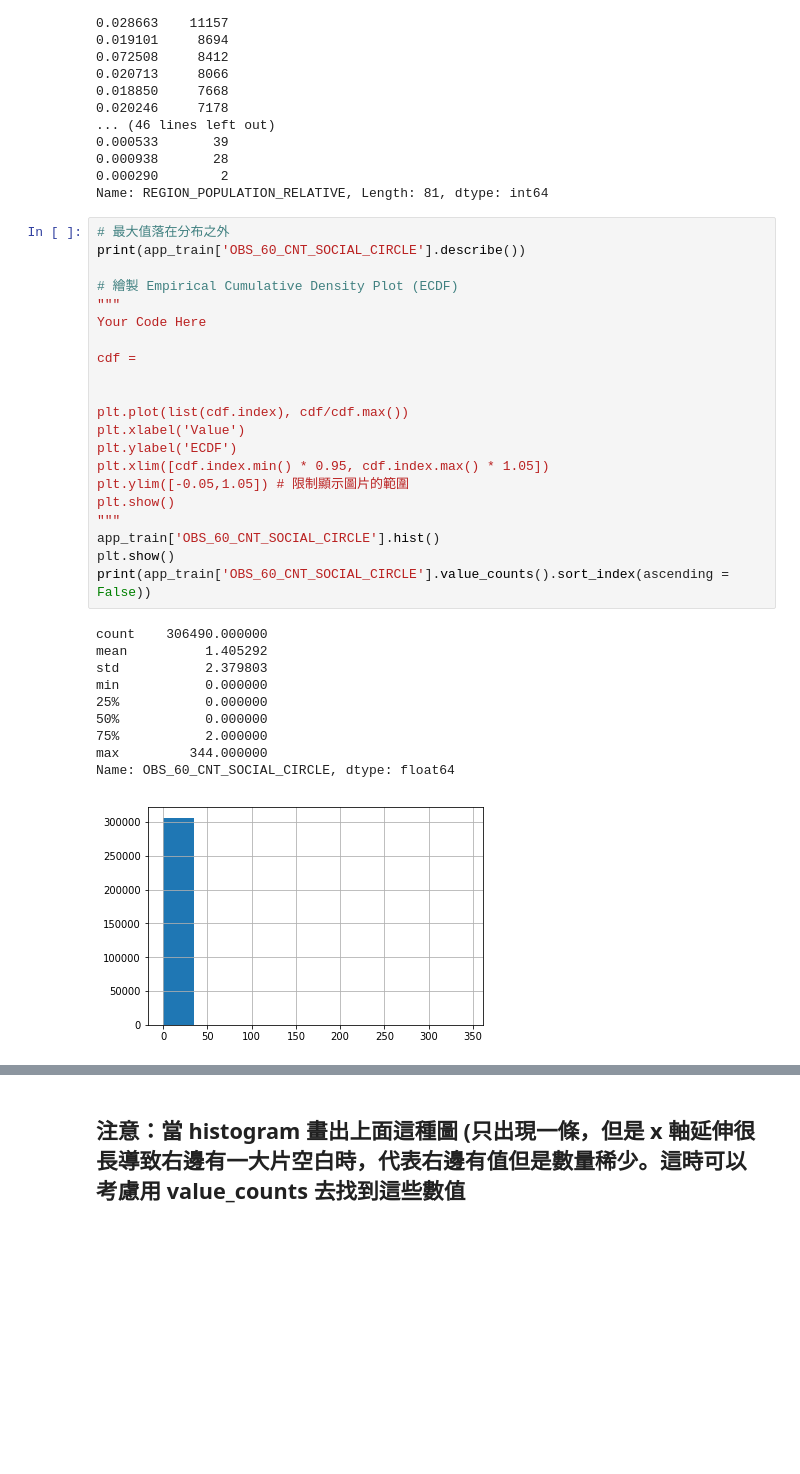
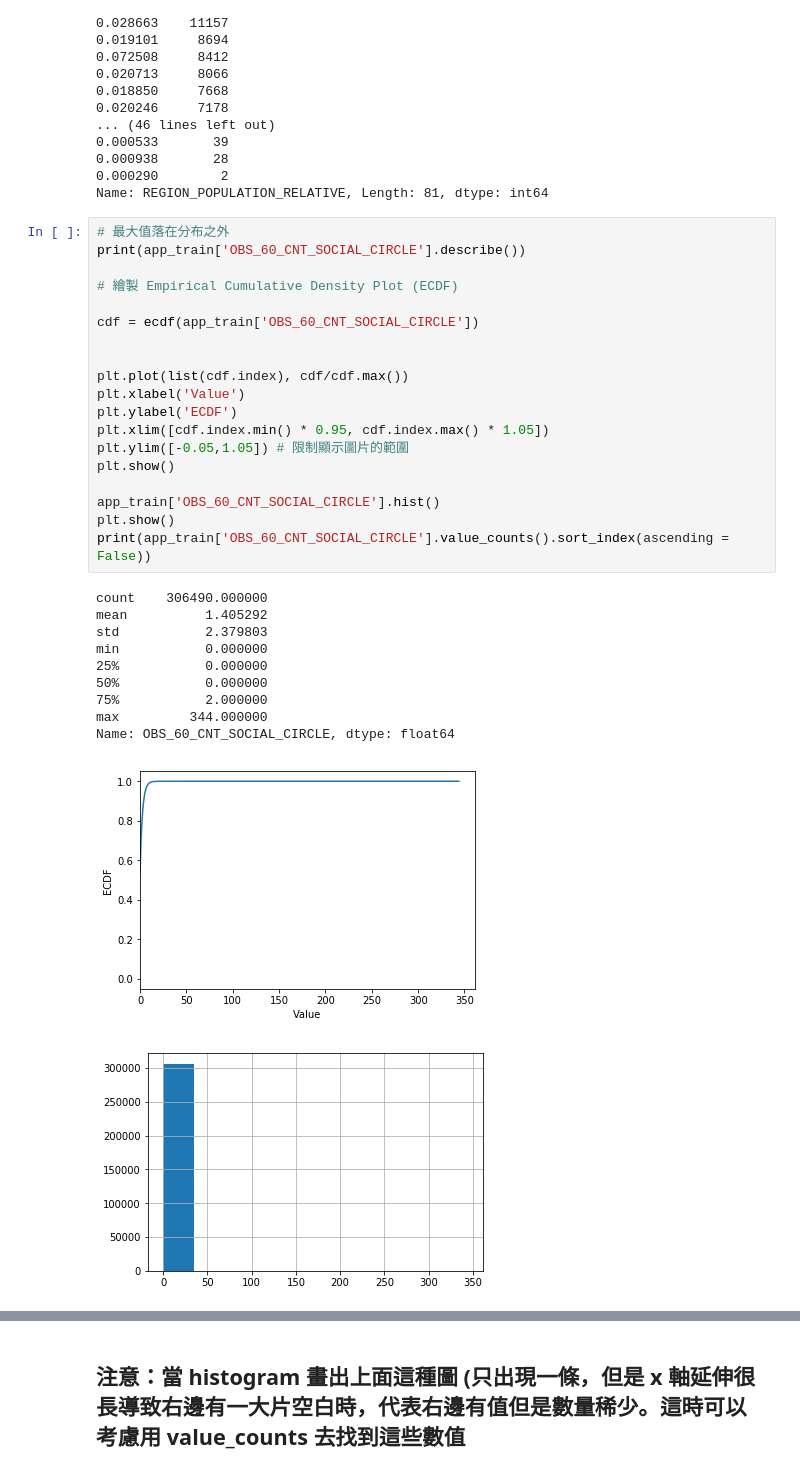
Before and after one commit to flyskyg/100Day-ML-Marathon, a Jupyter notebook: homework/Day_006_HW.ipynb, the cells around one changed output, grey strips where cells are left out. Saved outputs shown, nothing was run; the diff lists cells and outputs as text; blank space fills up the shorter version.

```diff
--- a/homework/Day_006_HW.ipynb
+++ b/homework/Day_006_HW.ipynb
@@ -169,35 +169,34 @@ Name: REGION_POPULATION_RELATIVE, Length: 81, dtype: int64
 # %%
 # 最大值落在分布之外
 print(app_train['OBS_60_CNT_SOCIAL_CIRCLE'].describe())
 
 # 繪製 Empirical Cumulative Density Plot (ECDF)
-"""
-Your Code Here
 
-cdf =
+cdf = ecdf(app_train['OBS_60_CNT_SOCIAL_CIRCLE'])
 
 
 plt.plot(list(cdf.index), cdf/cdf.max())
 plt.xlabel('Value')
 plt.ylabel('ECDF')
 plt.xlim([cdf.index.min() * 0.95, cdf.index.max() * 1.05])
 plt.ylim([-0.05,1.05]) # 限制顯示圖片的範圍
 plt.show()
-"""
+
 app_train['OBS_60_CNT_SOCIAL_CIRCLE'].hist()
 plt.show()
 print(app_train['OBS_60_CNT_SOCIAL_CIRCLE'].value_counts().sort_index(ascending = False))
 # %% [output]
 count    306490.000000
 mean          1.405292
 std           2.379803
 min           0.000000
 25%           0.000000
 50%           0.000000
 75%           2.000000
 max         344.000000
 Name: OBS_60_CNT_SOCIAL_CIRCLE, dtype: float64
-[figure, old version]
+[figure, new version]
+[figure, added]
 344.0         1
 47.0          1
 30.0          1
```
Also changed, not shown: parts of 1 cell of this notebook.
